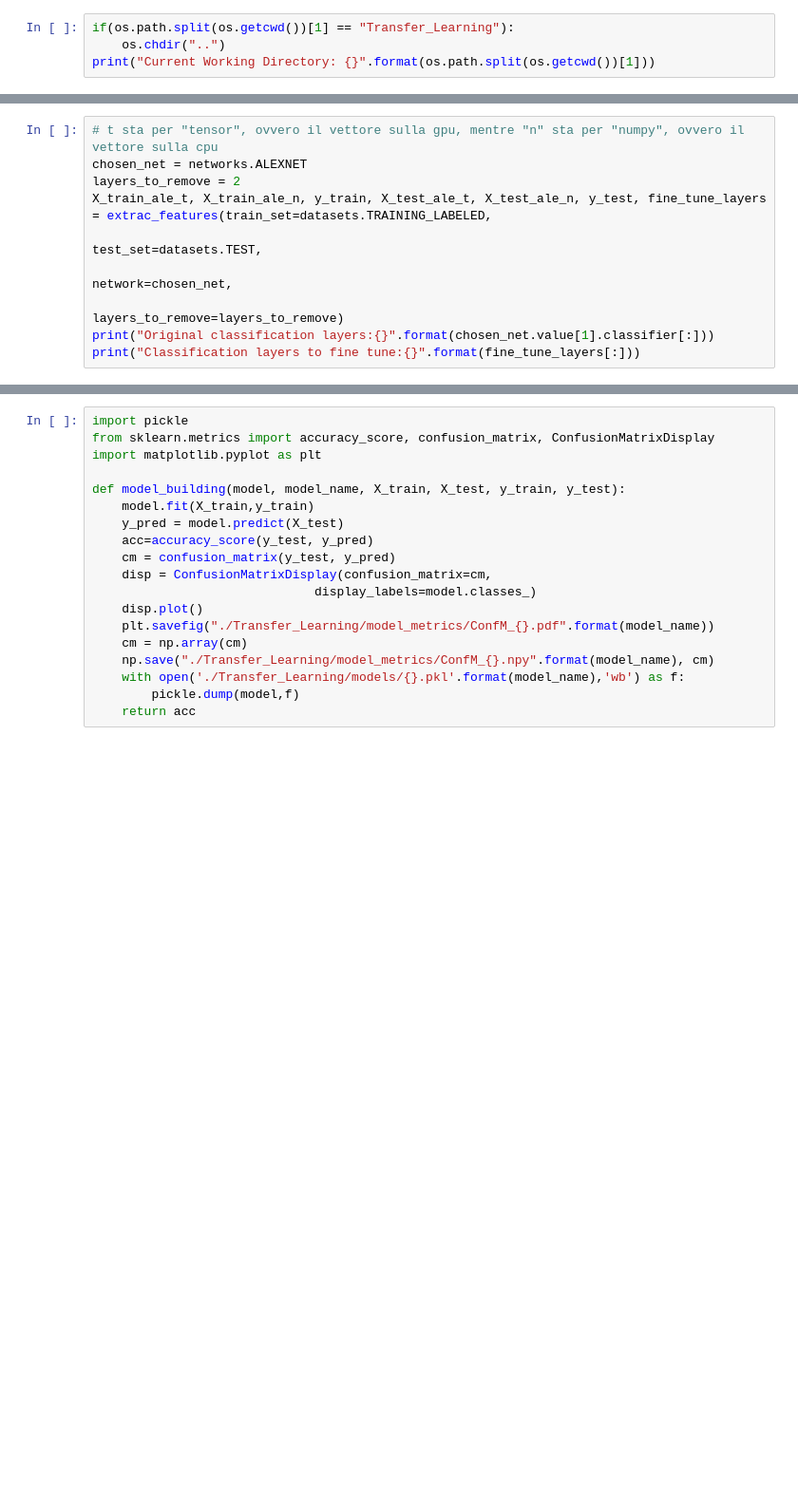
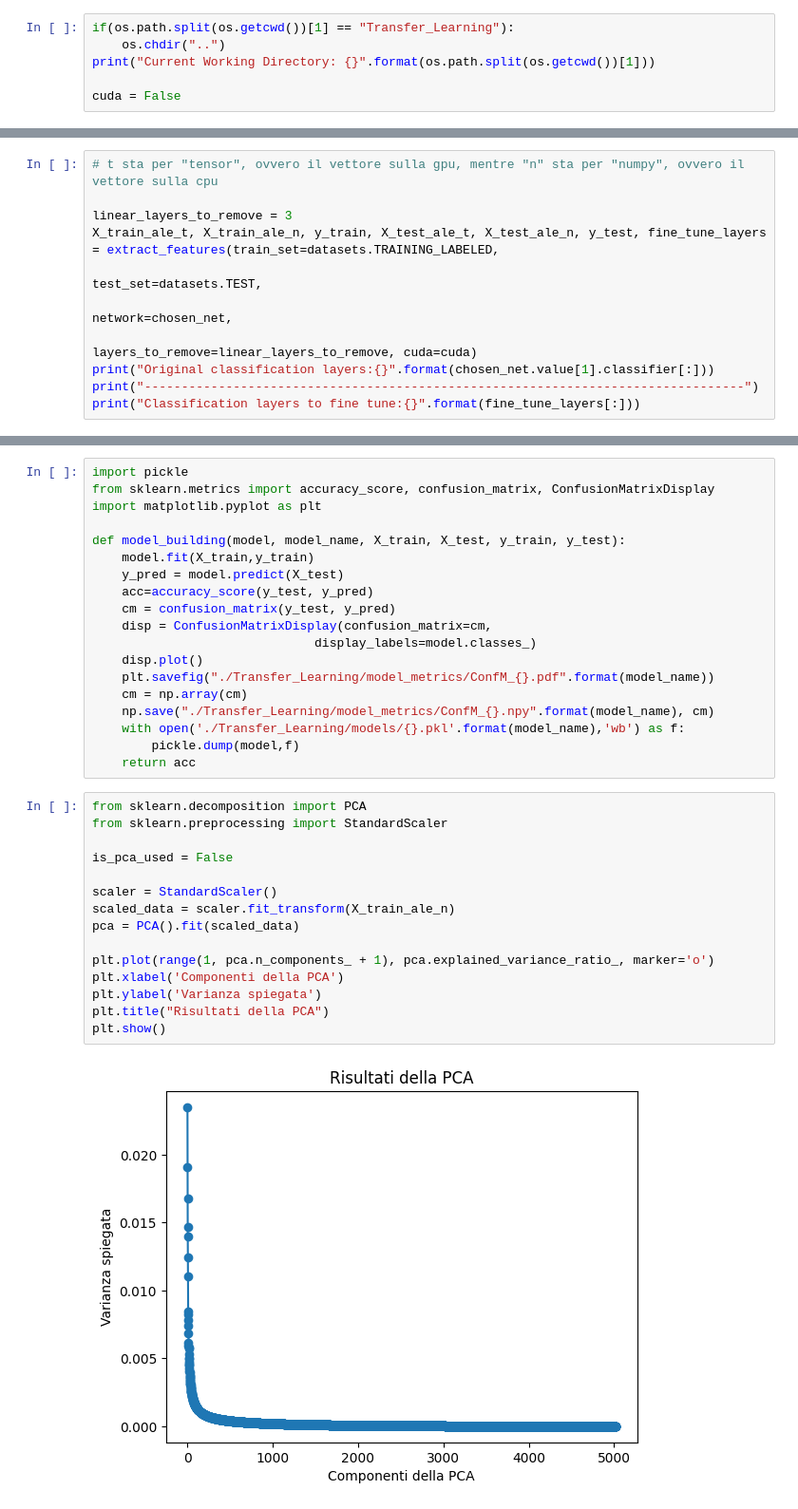
Before and after one commit to Adri261/progettoVIPM, a Jupyter notebook: Transfer_Learning/transfer-learning-with-alexnet.ipynb, the cells around one changed output, grey strips where cells are left out. Shown at 95% size. Drawn from its saved outputs; the diff is of its cells as text; blank space fills up the shorter version.

```diff
--- a/Transfer_Learning/transfer-learning-with-alexnet.ipynb
+++ b/Transfer_Learning/transfer-learning-with-alexnet.ipynb
@@ -115,5 +78,7 @@ from sklearn.neighbors import KNeighborsClassifier
 if(os.path.split(os.getcwd())[1] == "Transfer_Learning"):
     os.chdir("..")
 print("Current Working Directory: {}".format(os.path.split(os.getcwd())[1]))
+
+cuda = False
 # %% [output]
 Current Working Directory: progettoVIPM
@@ -229,11 +104,12 @@ def extrac_features(train_set, test_set, network, layers_to_remove):
 # %%
 # t sta per "tensor", ovvero il vettore sulla gpu, mentre "n" sta per "numpy", ovvero il vettore sulla cpu
-chosen_net = networks.ALEXNET
-layers_to_remove = 2
-X_train_ale_t, X_train_ale_n, y_train, X_test_ale_t, X_test_ale_n, y_test, fine_tune_layers = extrac_features(train_set=datasets.TRAINING_LABELED,
+
+linear_layers_to_remove = 3
+X_train_ale_t, X_train_ale_n, y_train, X_test_ale_t, X_test_ale_n, y_test, fine_tune_layers = extract_features(train_set=datasets.TRAINING_LABELED,
                                                                                             test_set=datasets.TEST,
                                                                                             network=chosen_net,
-                                                                                            layers_to_remove=layers_to_remove)
+                                                                                            layers_to_remove=linear_layers_to_remove, cuda=cuda)
 print("Original classification layers:{}".format(chosen_net.value[1].classifier[:]))
+print("---------------------------------------------------------------------------------")
 print("Classification layers to fine tune:{}".format(fine_tune_layers[:]))
 # %% [output]
@@ -273,3 +156,20 @@ def model_building(model, model_name, X_train, X_test, y_train, y_test):
     with open('./Transfer_Learning/models/{}.pkl'.format(model_name),'wb') as f:
         pickle.dump(model,f)
     return acc
+# %%
+from sklearn.decomposition import PCA
+from sklearn.preprocessing import StandardScaler
+
+is_pca_used = False
+
+scaler = StandardScaler()
+scaled_data = scaler.fit_transform(X_train_ale_n)
+pca = PCA().fit(scaled_data)
+
+plt.plot(range(1, pca.n_components_ + 1), pca.explained_variance_ratio_, marker='o')
+plt.xlabel('Componenti della PCA')
+plt.ylabel('Varianza spiegata')
+plt.title("Risultati della PCA")
+plt.show()
+# %% [output]
+[figure, added]
```
Also changed, not shown: parts of 19 cells of this notebook, 1 other file.
